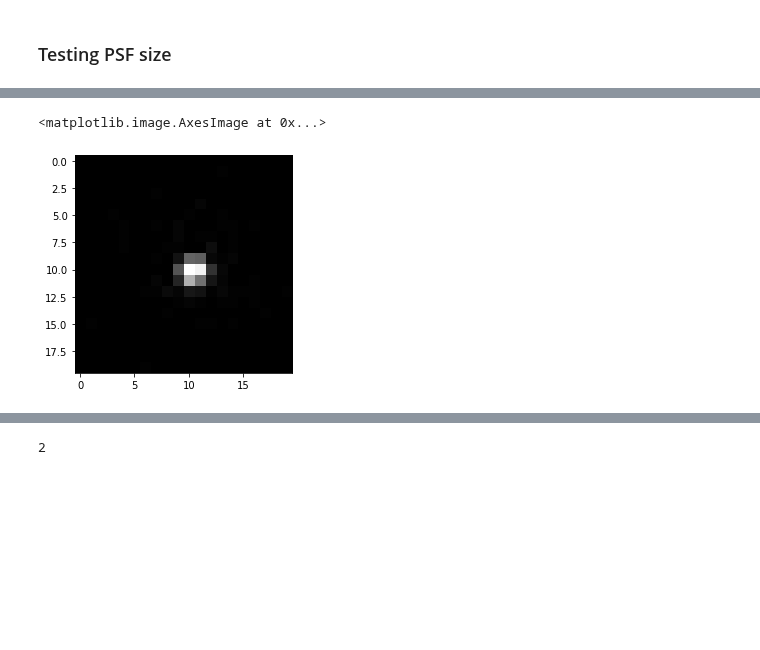
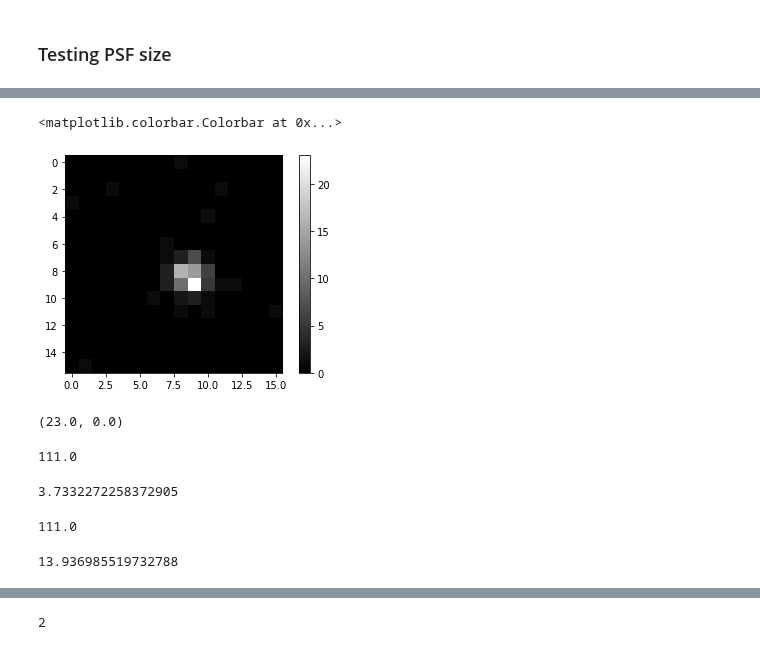
Before and after one commit to AnDiChallenge/andi_datasets, a Jupyter notebook: source_nbs/utils_videos.ipynb, the cells around one changed output, grey strips where cells are left out. Drawn from its saved outputs; the diff is of its cells as text; code cells hidden in the pictures; blank space fills up the shorter version.

```diff
--- a/source_nbs/utils_videos.ipynb
+++ b/source_nbs/utils_videos.ipynb
@@ -265,11 +279,18 @@ def transform_to_video(
     return final_output
 # %% [markdown]
 ### Testing PSF size
+# %%
+from andi_datasets.models_phenom import models_phenom
+T = 10 # number of time steps (frames)
+N = 50 # number of particles (trajectories)
+L = 1* 128 # length of the box (pixels) -> exteneding fov by 1.5 times
+D = 0.1 # diffusion coefficient (pixels^2/frame)
+trajs_test, labels = models_phenom().single_state(N=N, L=L, T=T, Ds=D, alphas=0.5)
 # %%
 video = transform_to_video(
     trajs_test,
     optics_props={"NA": 1.46, "wavelength":500e-9},
-    particle_props={"particle_intensity": [100, 0]},
+    particle_props={"particle_intensity": [100, 0], "z":0},
     background_props={"background_mean":0, "background_std":0},
 )
 # %%
@@ -292,9 +313,18 @@ def croppedimage(image, position, window=20):
     ]
     return image[c:d, a:b]
 # %%
-crop = croppedimage(video[0], list(reversed(detections[2])), window=10)
+crop = croppedimage(video[0], list(reversed(detections[46])), window=8)
 # %%
 plt.imshow(crop, cmap="gray")
+plt.colorbar()
 # %% [output]
-<matplotlib.image.AxesImage at 0x...>
+<matplotlib.colorbar.Colorbar at 0x...>
-[figure, old version]
+[figure, new version]
+# %%
+np.max(crop), np.min(crop)
+# %% [output]
+(23.0, 0.0)
+# %%
+np.sum(crop)
+# %% [output]
+111.0
@@ -301,3 +336,18 @@ plt.imshow(crop, cmap="gray")
+# %%
+import math
+norm_fac = ((magnification * wavelength / (NA * resolution)) **2 ) * (1/np.pi)
+norm_fac
+# %% [output]
+3.7332272258372905
+# %%
+np.sum(crop)
+# %% [output]
+111.0
+# %%
+peak_fac = magnification ** 4 / resolution ** 4 * wavelength ** 4 / NA ** 4 / np.pi ** 2
+peak_fac
+# %% [output]
+13.936985519732788
 # %%
 plt.plot(crop[:,10])
 # %% [output]
```
Also changed, not shown: parts of 4 cells of this notebook.
